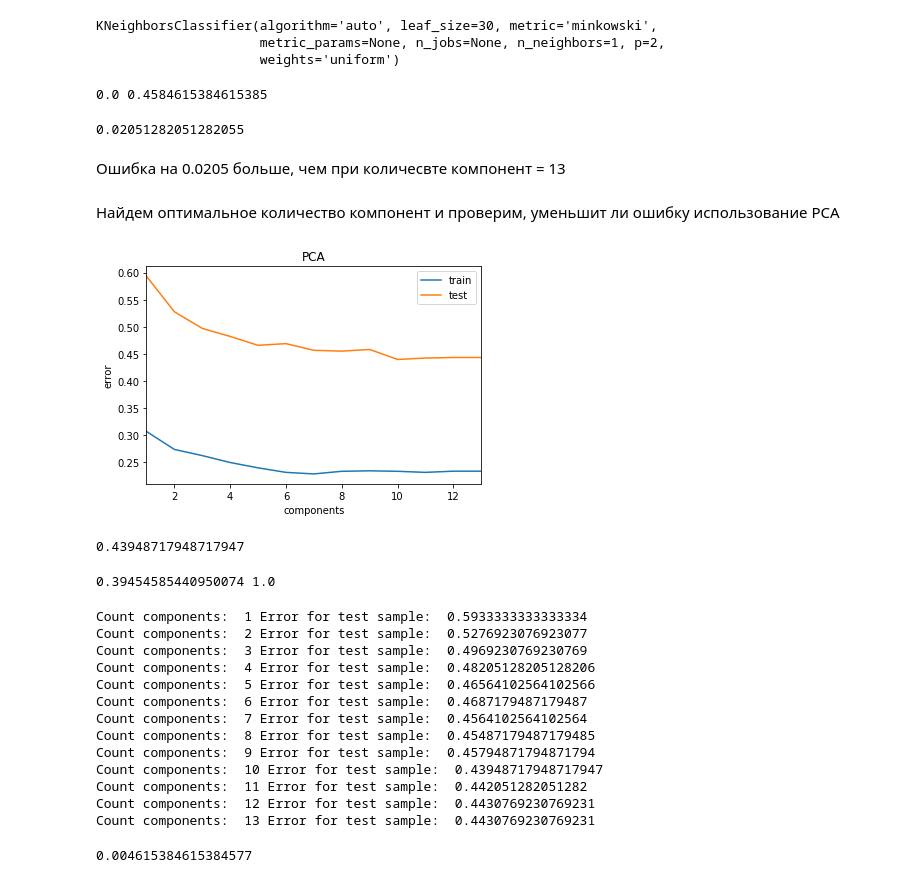
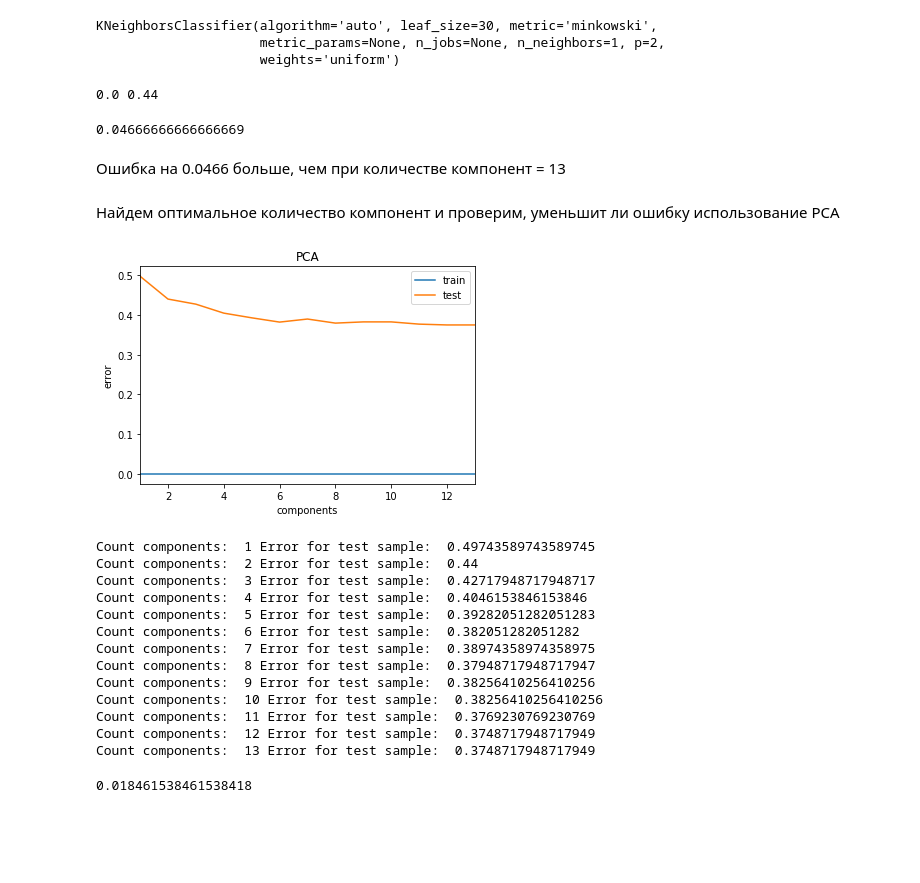
Before and after one commit to ShutinaSvetlana/MachineLearning, a Jupyter notebook: Lab1/Lab1RightVersion.ipynb, the cells around one changed output. Saved outputs shown, nothing was run; the diff lists cells and outputs as text; code cells hidden in the pictures; blank space fills up the shorter version.

Commit message:
changing number of neighbors

```diff
--- a/Lab1/Lab1RightVersion.ipynb
+++ b/Lab1/Lab1RightVersion.ipynb
@@ -577,91 +576,76 @@ KNeighborsClassifier(algorithm='auto', leaf_size=30, metric='minkowski',
 y_train_predict = knn_pca.predict(X_train_pca)
 y_test_predict = knn_pca.predict(X_test_pca)
 
-err_train = np.mean(training_scores_encoded != y_train_predict)
-err_test  = np.mean(testing_scores_encoded  != y_test_predict)
+err_train_pca2 = np.mean(training_scores_encoded != y_train_predict)
+err_test_pca2  = np.mean(testing_scores_encoded  != y_test_predict)
 
-print(err_train, err_test)
+print(err_train_pca2, err_test_pca2)
 # %% [output]
-0.0 0.4584615384615385
+0.0 0.44
-# %%
-0.4584615384615385-0.4379487179487179
-# %% [output]
-0.02051282051282055
+# %%
+err_test_pca2-err_test
+# %% [output]
+0.04666666666666669
 # %% [markdown]
-Ошибка на 0.0205 больше, чем при количесвте компонент = 13
+Ошибка на 0.0466 больше, чем при количестве компонент = 13
 # %% [markdown]
 Найдем оптимальное количество компонент и проверим, уменьшит ли ошибку использование PCA
 # %%
 from sklearn.neighbors import KNeighborsClassifier
 from sklearn.decomposition import PCA
 components_arr = np.arange(1, 14)
 err_train = []
 err_test = []
 
 for components in components_arr:
     pca = PCA(n_components=components)
     X_pca = pca.fit_transform(X)
-    X_train_pca, X_test_pca, y_train_pca, y_test_pca = train_test_split(X_pca, y, test_size=0.3, random_state=42)
+    X_train_pca, X_test_pca, y_train_pca, y_test_pca = train_test_split(X_pca, y, test_size=0.3, random_state=25)
     from sklearn import preprocessing
     from sklearn import utils
     lab_enc = preprocessing.LabelEncoder()
     training_scores_encoded = lab_enc.fit_transform(y_train_pca)
     testing_scores_encoded = lab_enc.fit_transform(y_test_pca)
-    knn_pca = KNeighborsClassifier(n_neighbors=3)
+    knn_pca = KNeighborsClassifier(n_neighbors=1)
     knn_pca.fit(X_train_pca, training_scores_encoded)
 
     err_train.append(np.mean(training_scores_encoded != knn_pca.predict(X_train_pca)))
     err_test.append(np.mean(testing_scores_encoded  != knn_pca.predict(X_test_pca)))
 
 
 plt.figure()
 plt.plot(components_arr, err_train, '-', label = 'train')
 plt.plot(components_arr, err_test, '-', label = 'test')
 plt.xlim([np.min(components_arr), np.max(components_arr)])
 plt.title('PCA')
 plt.xlabel('components')
 plt.ylabel('error')
 plt.legend()
 plt.show()
 # %% [output]
-[figure, old version]
+[figure, new version]
 # %%
-np.min(err_test)
+min_err_test_pca = np.min(err_test)
-# %% [output]
-0.43948717948717947
-# %%
-from sklearn.model_selection import GridSearchCV
-Cs = 10.**np.arange(-5, 5)
-gamma_array = 10.**np.arange(-5, 5)
-svc = SVC(gamma='auto')
-grid = GridSearchCV(svc, param_grid = {'C': Cs, 'gamma': gamma_array}, cv = 3)
-grid.fit(X_train, training_scores_encoded)
-
-best_cv_err = 1 - grid.best_score_
-best_C = grid.best_estimator_.C
-print(best_cv_err, best_C)
-# %% [output]
-0.39454585440950074 1.0
 # %%
 
 for i in range(13):
     print("Count components: " , i + 1, "Error for test sample: " , err_test[i])
 # %% [output]
-Count components:  1 Error for test sample:  0.5933333333333334
-Count components:  2 Error for test sample:  0.5276923076923077
-Count components:  3 Error for test sample:  0.4969230769230769
-Count components:  4 Error for test sample:  0.48205128205128206
-Count components:  5 Error for test sample:  0.46564102564102566
-Count components:  6 Error for test sample:  0.4687179487179487
-Count components:  7 Error for test sample:  0.4564102564102564
-Count components:  8 Error for test sample:  0.45487179487179485
-Count components:  9 Error for test sample:  0.45794871794871794
-Count components:  10 Error for test sample:  0.43948717948717947
-Count components:  11 Error for test sample:  0.442051282051282
-Count components:  12 Error for test sample:  0.4430769230769231
-Count components:  13 Error for test sample:  0.4430769230769231
+Count components:  1 Error for test sample:  0.49743589743589745
+Count components:  2 Error for test sample:  0.44
+Count components:  3 Error for test sample:  0.42717948717948717
+Count components:  4 Error for test sample:  0.4046153846153846
+Count components:  5 Error for test sample:  0.39282051282051283
+Count components:  6 Error for test sample:  0.382051282051282
+Count components:  7 Error for test sample:  0.38974358974358975
+Count components:  8 Error for test sample:  0.37948717948717947
+Count components:  9 Error for test sample:  0.38256410256410256
+Count components:  10 Error for test sample:  0.38256410256410256
+Count components:  11 Error for test sample:  0.3769230769230769
+Count components:  12 Error for test sample:  0.3748717948717949
+Count components:  13 Error for test sample:  0.3748717948717949
-# %%
-0.43948717948717947-0.4348717948717949
-# %% [output]
-0.004615384615384577
+# %%
+err_test-min_err_test_pca
+# %% [output]
+0.018461538461538418
 # %% [markdown]
```
Also changed, not shown: parts of 8 cells of this notebook.
